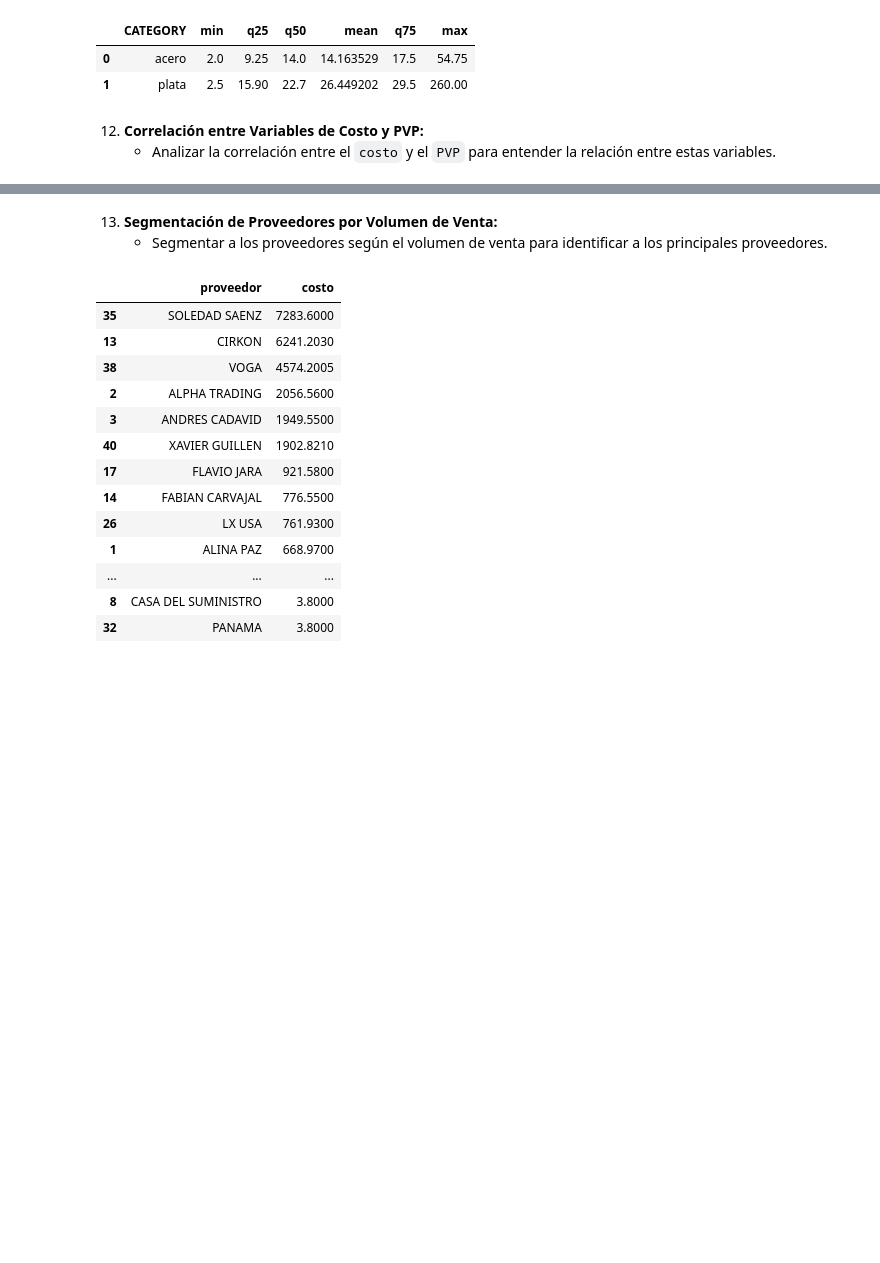
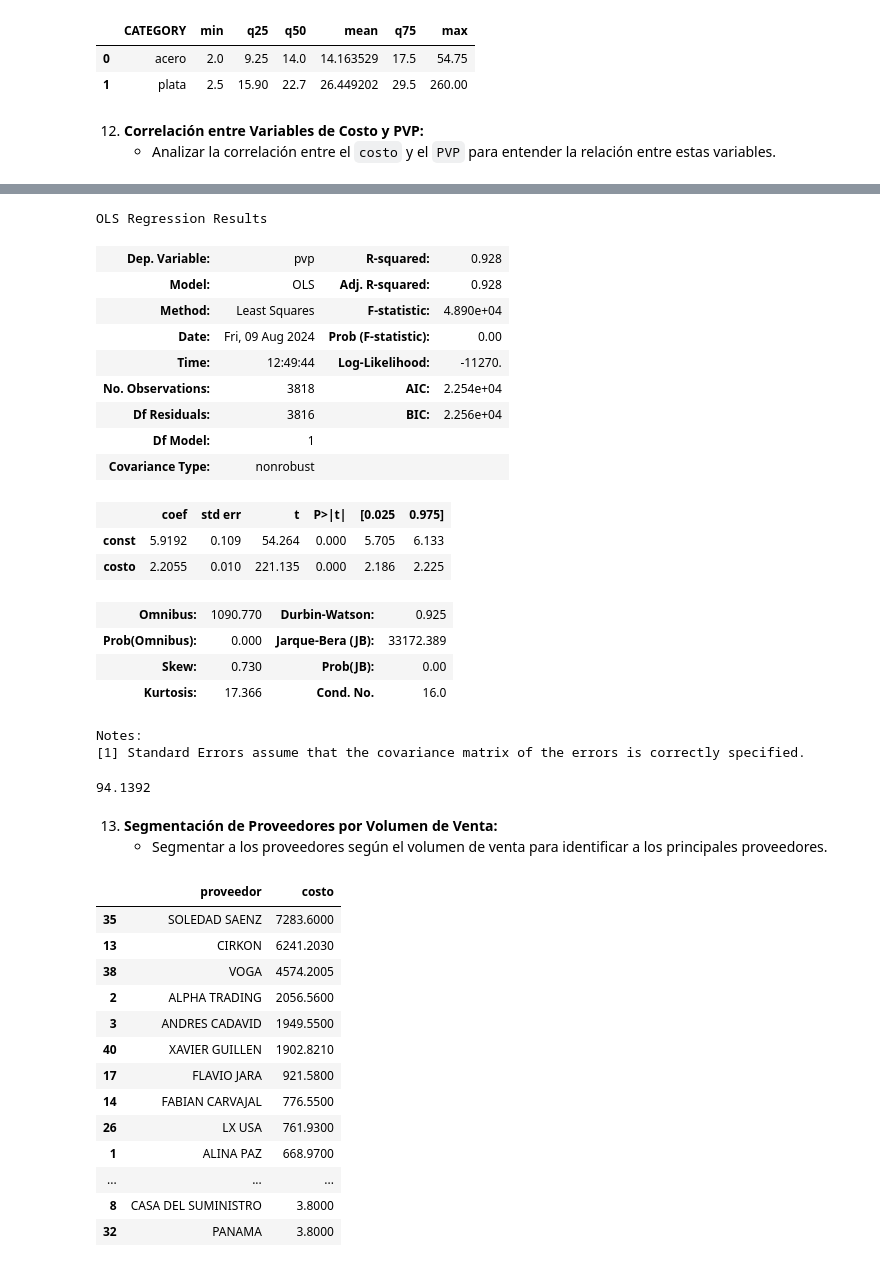
Before and after one commit to edu-marin/django_storefront, a Jupyter notebook: data_migration/descriptive_analysis_inventario.ipynb, the cells around one changed output, grey strips where cells are left out. Saved outputs shown, nothing was run; the diff lists cells and outputs as text; code cells hidden in the pictures; blank space fills up the shorter version.

```diff
--- a/data_migration/descriptive_analysis_inventario.ipynb
+++ b/data_migration/descriptive_analysis_inventario.ipynb
@@ -349,3 +352,48 @@ analisis_pvp
+# %%
+import statsmodels.api as sm
+
+# Definir las variables dependiente (Y) e independiente (X)
+X = clean_inventory['costo']
+y = clean_inventory['pvp']
+
+# Agregar una constante a X para el intercepto
+X = sm.add_constant(X)
+
+# Ajustar el modelo de regresión lineal
+modelo = sm.OLS(y, X).fit()
+
+# Obtener un resumen del modelo, que incluye los coeficientes y los p-valores
+resumen = modelo.summary()
+
+# Mostrar el resumen del modelo
+resumen
+# %% [output]
+OLS Regression Results
+| Dep. Variable: | pvp | R-squared: | 0.928 |
+| Model: | OLS | Adj. R-squared: | 0.928 |
+| Method: | Least Squares | F-statistic: | 4.890e+04 |
+| Date: | Fri, 09 Aug 2024 | Prob (F-statistic): | 0.00 |
+| Time: | 12:49:44 | Log-Likelihood: | -11270. |
+| No. Observations: | 3818 | AIC: | 2.254e+04 |
+| Df Residuals: | 3816 | BIC: | 2.256e+04 |
+| Df Model: | 1 |  |  |
+| Covariance Type: | nonrobust |  |  |
+|  | coef | std err | t | P>|t| | [0.025 | 0.975] |
+| const | 5.9192 | 0.109 | 54.264 | 0.000 | 5.705 | 6.133 |
+| costo | 2.2055 | 0.010 | 221.135 | 0.000 | 2.186 | 2.225 |
+| Omnibus: | 1090.770 | Durbin-Watson: | 0.925 |
+| Prob(Omnibus): | 0.000 | Jarque-Bera (JB): | 33172.389 |
+| Skew: | 0.730 | Prob(JB): | 0.00 |
+| Kurtosis: | 17.366 | Cond. No. | 16.0 |
+Notes:
+[1] Standard Errors assume that the covariance matrix of the errors is correctly specified.
+# %%
+constante_reg= 5.9192
+costo_reg= 2.2055
+
+constante_reg + (costo_reg * 40)
+# %% [output]
+94.1392
 # %% [markdown]
 
 13. **Segmentación de Proveedores por Volumen de Venta:**
```
Also changed, not shown: parts of 3 cells of this notebook, 1 other file.
